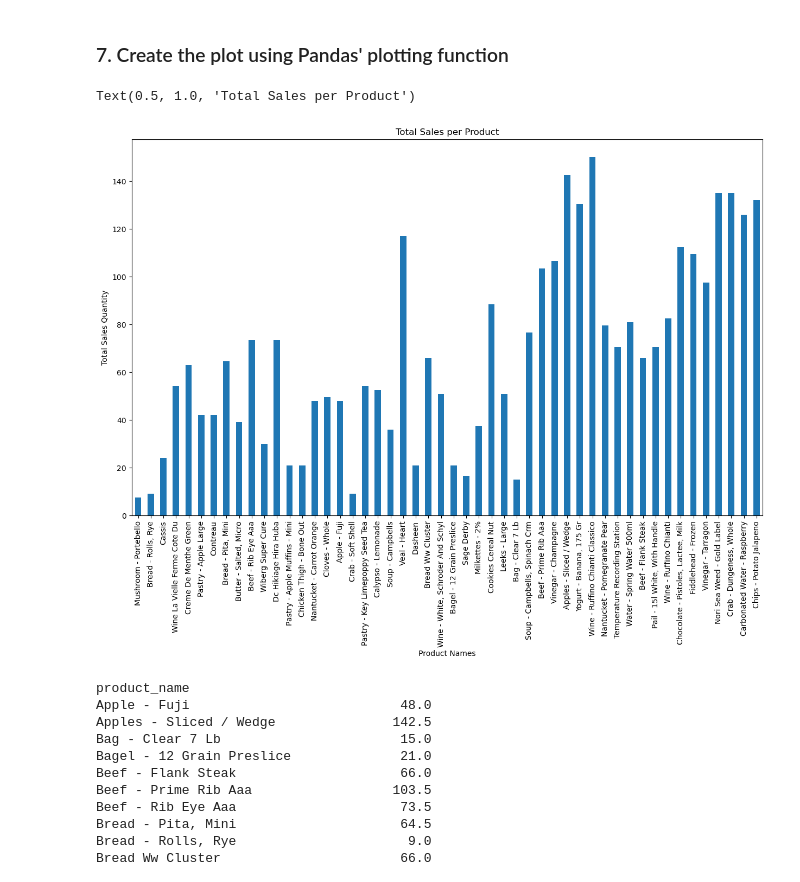
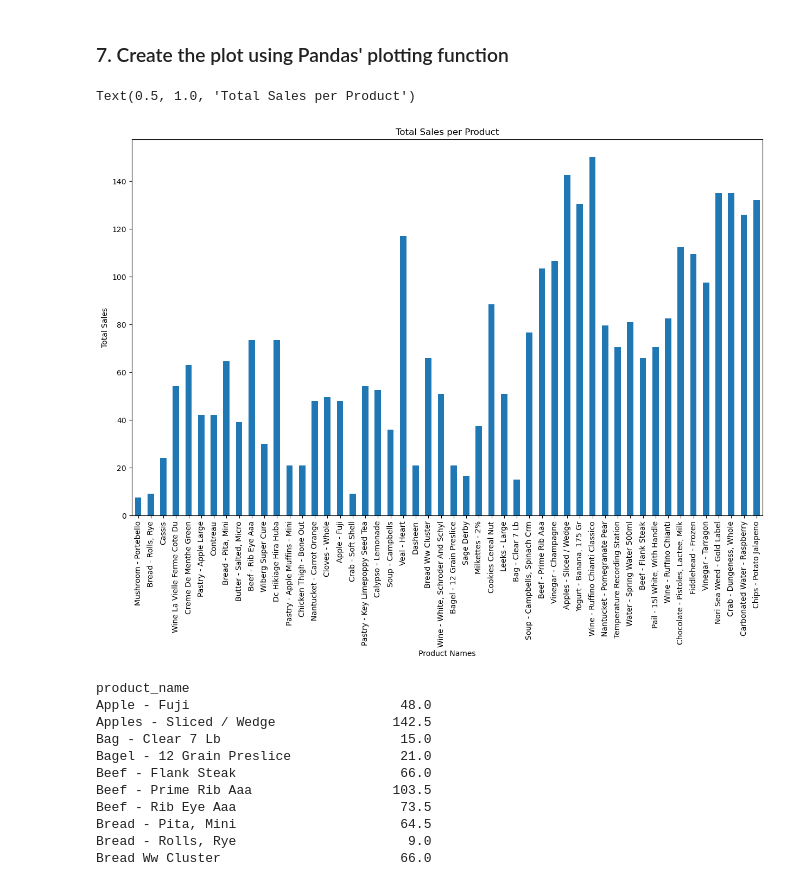
Before and after one commit to Colletaaliyah/jupyter-notebooks, a Jupyter notebook: dukasales.ipynb, the cells around one changed output. Saved outputs shown, nothing was run; the diff lists cells and outputs as text; code cells hidden in the pictures.

```diff
--- a/dukasales.ipynb
+++ b/dukasales.ipynb
@@ -115,11 +115,11 @@ Period('2023-07', 'M')
 # %%
 df.plot.bar('product_name','Sales',legend=False,rot=90,figsize=(15,9))
 plt.xlabel('Product Names')
-plt.ylabel('Total Sales Quantity')
+plt.ylabel('Total Sales')
 plt.title('Total Sales per Product')
 # %% [output]
 Text(0.5, 1.0, 'Total Sales per Product')
-[figure, old version]
+[figure, new version]
 # %%
 # Calculate the average profit for each product name --- correlation between product name and profit
 df.groupby('product_name')['new_profit'].mean()
```
Also changed, not shown: parts of 4 cells of this notebook.
